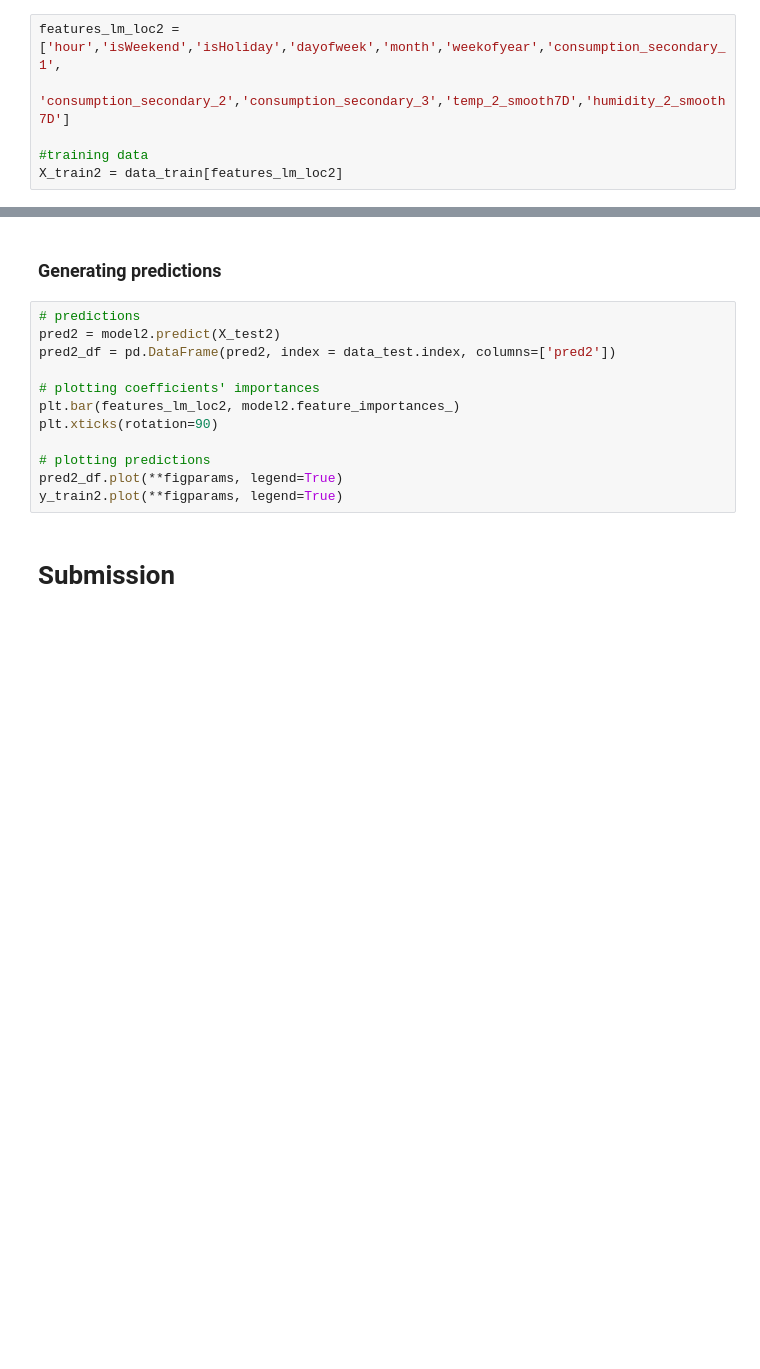
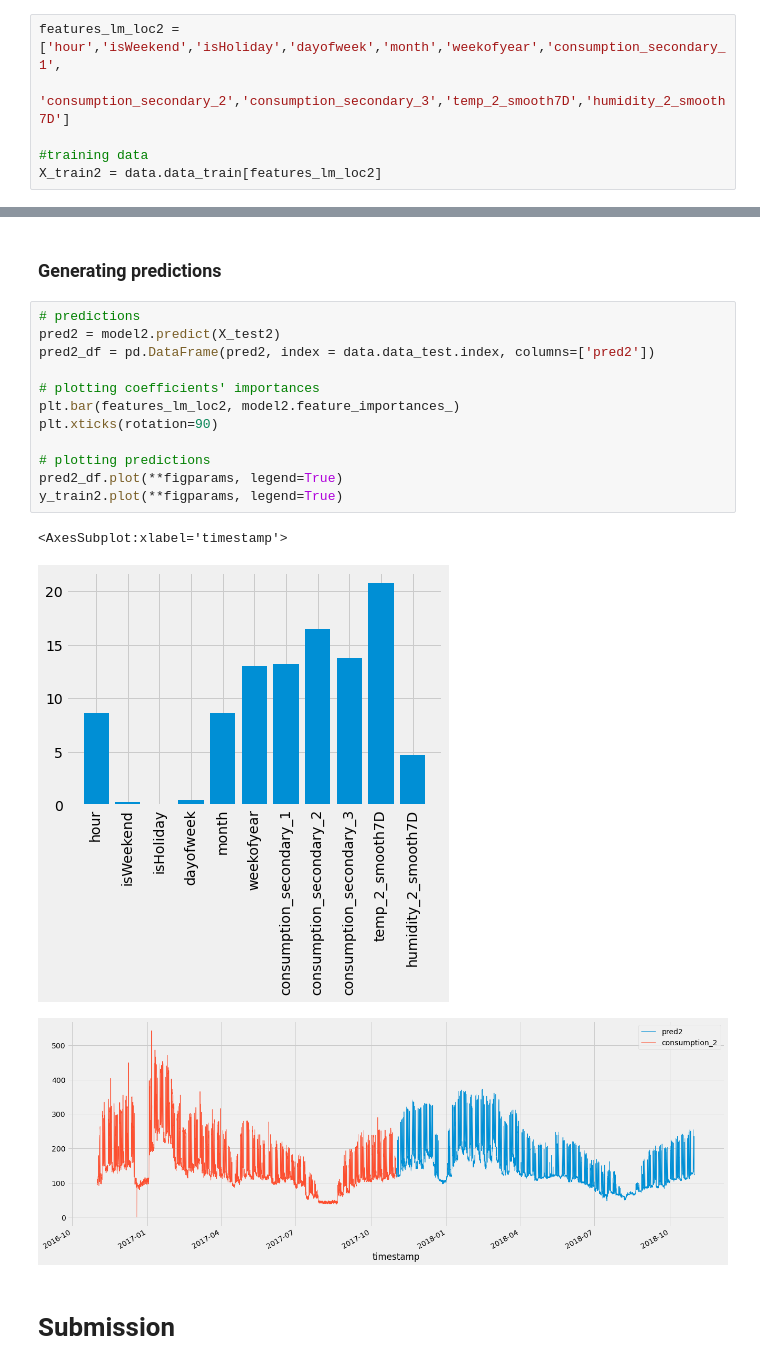
Before and after one commit to Me-HDi/Historical-consumption-regression-for-electricity-supply-pricing, a Jupyter notebook: Notebooks/CatBoost_predictions.ipynb, the cells around one changed output, grey strips where cells are left out. Drawn from its saved outputs; the diff is of its cells as text; blank space fills up the shorter version.

```diff
--- a/Notebooks/CatBoost_predictions.ipynb
+++ b/Notebooks/CatBoost_predictions.ipynb
@@ -87,7 +94,7 @@ features_lm_loc2 =['hour','isWeekend','isHoliday','dayofweek','month','weekofyea
                    'consumption_secondary_2','consumption_secondary_3','temp_2_smooth7D','humidity_2_smooth7D']
 
 #training data
-X_train2 = data_train[features_lm_loc2]
+X_train2 = data.data_train[features_lm_loc2]
 # %% [markdown]
 ### Model 2
 # %%
@@ -107,15 +118,19 @@ model2.fit(
 # %%
 # predictions
 pred2 = model2.predict(X_test2)
-pred2_df = pd.DataFrame(pred2, index = data_test.index, columns=['pred2'])
+pred2_df = pd.DataFrame(pred2, index = data.data_test.index, columns=['pred2'])
 
 # plotting coefficients' importances
 plt.bar(features_lm_loc2, model2.feature_importances_)
 plt.xticks(rotation=90)
 
 # plotting predictions
 pred2_df.plot(**figparams, legend=True)
 y_train2.plot(**figparams, legend=True)
+# %% [output]
+<AxesSubplot:xlabel='timestamp'>
+[figure, added]
+[figure, added]
 # %% [markdown]
 # Submission
 # %%
```
Also changed, not shown: parts of 7 cells of this notebook.
